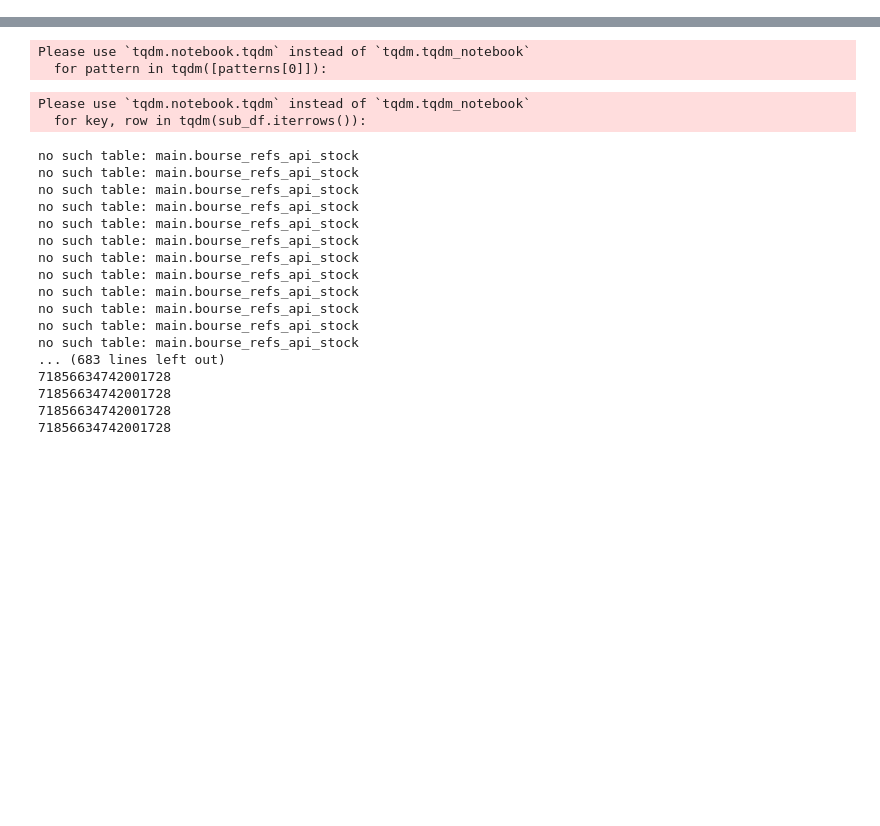
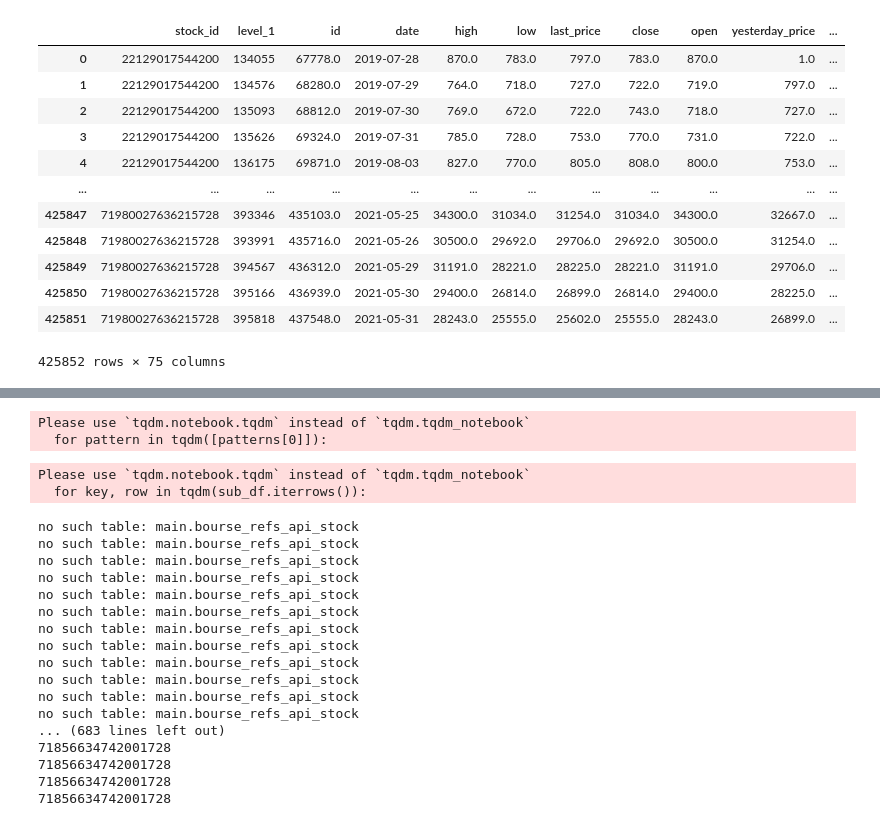
Before and after one commit to parsaalian/thesis, a Jupyter notebook: backend/notebooks/candle_patterns.ipynb, the cells around one changed output, grey strips where cells are left out. Saved outputs shown, nothing was run; the diff lists cells and outputs as text; code cells hidden in the pictures; blank space fills up the shorter version.

```diff
--- a/backend/notebooks/candle_patterns.ipynb
+++ b/backend/notebooks/candle_patterns.ipynb
@@ -44,3 +132,21 @@ def add_cdl_patterns(group):
 df = df.groupby('stock_id').apply(add_cdl_patterns)
 # %%
 df = df.rename(columns={ 'CDL_DOJI_10_0.1': 'CDL_DOJI' })
+# %%
+res_df = df.drop(['stock_id'], axis=1).reset_index()
+# %%
+res_df
+# %% [output]
+|  | stock_id | level_1 | id | date | high | low | last_price | close | open | yesterday_price | ... |
+| 0 | 22129017544200 | 134055 | 67778.0 | 2019-07-28 | 870.0 | 783.0 | 797.0 | 783.0 | 870.0 | 1.0 | ... |
+| 1 | 22129017544200 | 134576 | 68280.0 | 2019-07-29 | 764.0 | 718.0 | 727.0 | 722.0 | 719.0 | 797.0 | ... |
+| 2 | 22129017544200 | 135093 | 68812.0 | 2019-07-30 | 769.0 | 672.0 | 722.0 | 743.0 | 718.0 | 727.0 | ... |
+| 3 | 22129017544200 | 135626 | 69324.0 | 2019-07-31 | 785.0 | 728.0 | 753.0 | 770.0 | 731.0 | 722.0 | ... |
+| 4 | 22129017544200 | 136175 | 69871.0 | 2019-08-03 | 827.0 | 770.0 | 805.0 | 808.0 | 800.0 | 753.0 | ... |
+| ... | ... | ... | ... | ... | ... | ... | ... | ... | ... | ... | ... |
+| 425847 | 71980027636215728 | 393346 | 435103.0 | 2021-05-25 | 34300.0 | 31034.0 | 31254.0 | 31034.0 | 34300.0 | 32667.0 | ... |
+| 425848 | 71980027636215728 | 393991 | 435716.0 | 2021-05-26 | 30500.0 | 29692.0 | 29706.0 | 29692.0 | 30500.0 | 31254.0 | ... |
+| 425849 | 71980027636215728 | 394567 | 436312.0 | 2021-05-29 | 31191.0 | 28221.0 | 28225.0 | 28221.0 | 31191.0 | 29706.0 | ... |
+| 425850 | 71980027636215728 | 395166 | 436939.0 | 2021-05-30 | 29400.0 | 26814.0 | 26899.0 | 26814.0 | 29400.0 | 28225.0 | ... |
+| 425851 | 71980027636215728 | 395818 | 437548.0 | 2021-05-31 | 28243.0 | 25555.0 | 25602.0 | 25555.0 | 28243.0 | 26899.0 | ... |
+425852 rows × 75 columns
```
Also changed, not shown: parts of 9 cells of this notebook, 1 other file.
